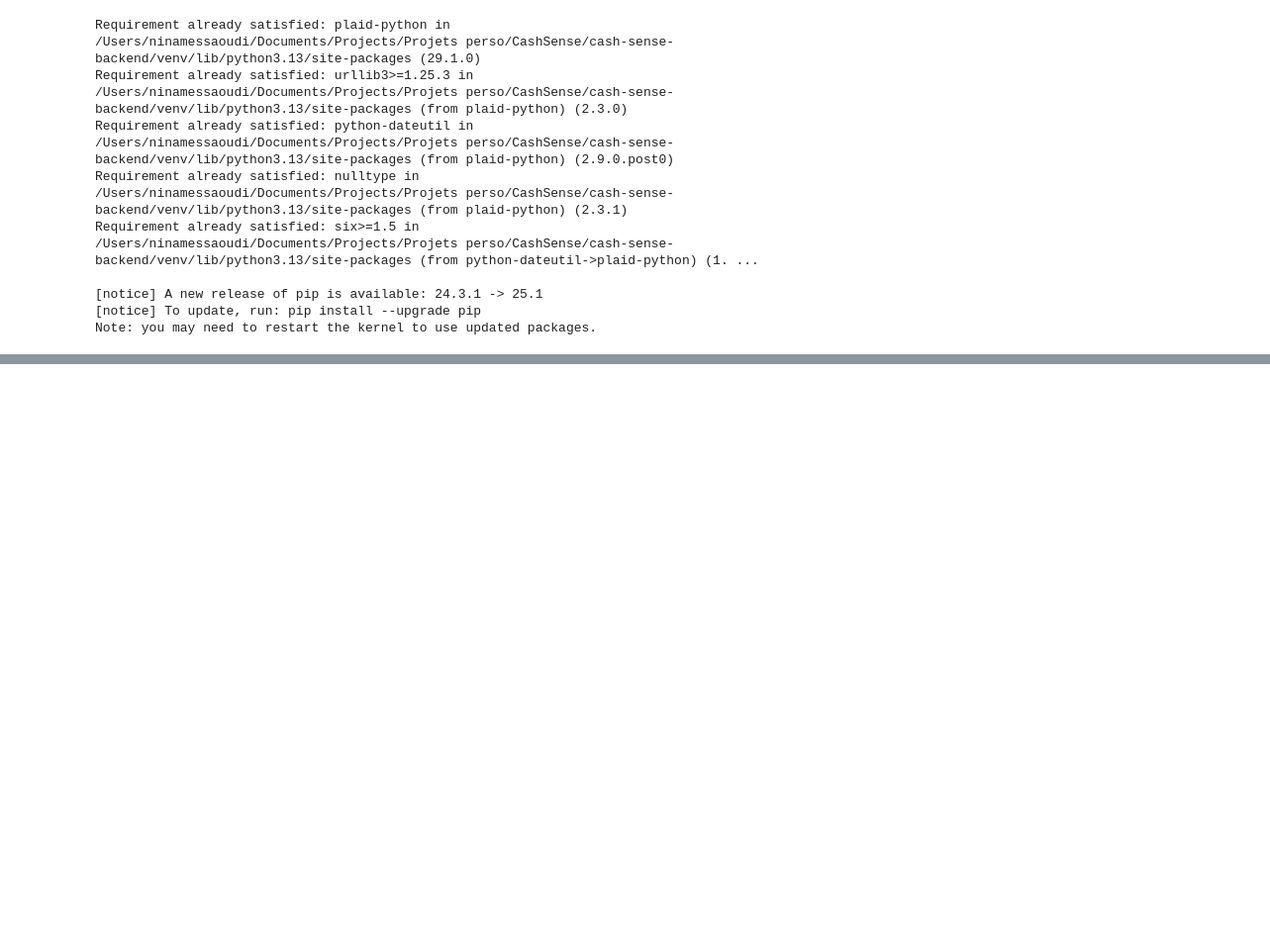
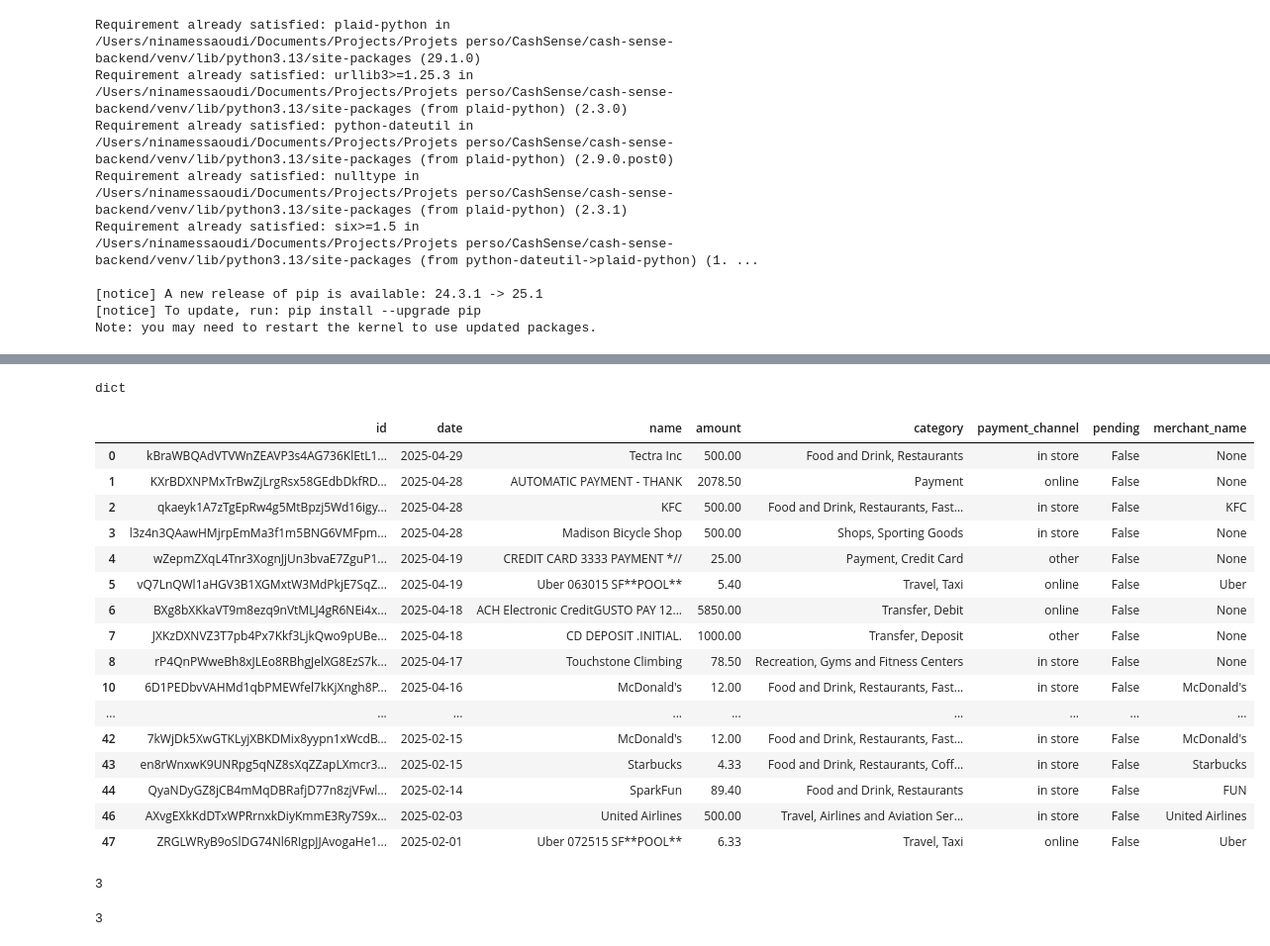
Before and after one commit to nina031/cash-sense-backend, a Jupyter notebook: notebooks/retreive_sand_data.ipynb, the cells around one changed output, grey strips where cells are left out. Shown at 99% size. Cells and saved outputs as stored; diff of their text form; code cells hidden in the pictures; blank space fills up the shorter version.

```diff
--- a/notebooks/retreive_sand_data.ipynb
+++ b/notebooks/retreive_sand_data.ipynb
@@ -193,0 +138,5 @@ Creation de l'API flask
+# %%
+# 1. Créer un token public sandbox
+print("Création d'un token sandbox...")
+public_token = create_sandbox_token(institutionId)
+print(f"Token public créé: {public_token}")
@@ -193,0 +146,8 @@ Creation de l'API flask
+# %%
+# 2. Échanger le token public contre un token d'accès
+print("\nÉchange du token public contre un token d'accès...")
+token_data = exchange_public_token(public_token)
+access_token = token_data["access_token"]
+item_id = token_data["item_id"]
+print(f"Token d'accès obtenu: {access_token}")
+print(f"Item ID: {item_id}")
@@ -193,0 +158,5 @@ Creation de l'API flask
+# %%
+# 3. Récupérer les transactions avec le token d'accès
+print("\nRécupération des transactions...")
+transactions = get_user_transactions(access_token, days=90)
+print(f"Nombre de transactions récupérées: {len(transactions)}")
@@ -193,0 +166,3 @@ Creation de l'API flask
+# %%
+df_transactions = pd.DataFrame(transactions)
+df_transactions.head(10)
@@ -193,0 +456,57 @@ Creation de l'API flask
+# %%
+type(transactions[0])
+# %% [output]
+dict
+# %%
+df_transactions[df_transactions["amount"]>0].head(200)
+# %% [output]
+|  | id | date | name | amount | category | payment_channel | pending | merchant_name |
+| 0 | kBraWBQAdVTVWnZEAVP3s4AG736KlEtL1... | 2025-04-29 | Tectra Inc | 500.00 | Food and Drink, Restaurants | in store | False | None |
+| 1 | KXrBDXNPMxTrBwZjLrgRsx58GEdbDkfRD... | 2025-04-28 | AUTOMATIC PAYMENT - THANK | 2078.50 | Payment | online | False | None |
+| 2 | qkaeyk1A7zTgEpRw4g5MtBpzj5Wd16igy... | 2025-04-28 | KFC | 500.00 | Food and Drink, Restaurants, Fast... | in store | False | KFC |
+| 3 | l3z4n3QAawHMjrpEmMa3f1m5BNG6VMFpm... | 2025-04-28 | Madison Bicycle Shop | 500.00 | Shops, Sporting Goods | in store | False | None |
+| 4 | wZepmZXqL4Tnr3XognJjUn3bvaE7ZguP1... | 2025-04-19 | CREDIT CARD 3333 PAYMENT *// | 25.00 | Payment, Credit Card | other | False | None |
+| 5 | vQ7LnQWl1aHGV3B1XGMxtW3MdPkjE7SqZ... | 2025-04-19 | Uber 063015 SF**POOL** | 5.40 | Travel, Taxi | online | False | Uber |
+| 6 | BXg8bXKkaVT9m8ezq9nVtMLJ4gR6NEi4x... | 2025-04-18 | ACH Electronic CreditGUSTO PAY 12... | 5850.00 | Transfer, Debit | online | False | None |
+| 7 | JXKzDXNVZ3T7pb4Px7Kkf3LjkQwo9pUBe... | 2025-04-18 | CD DEPOSIT .INITIAL. | 1000.00 | Transfer, Deposit | other | False | None |
+| 8 | rP4QnPWweBh8xJLEo8RBhgJelXG8EzS7k... | 2025-04-17 | Touchstone Climbing | 78.50 | Recreation, Gyms and Fitness Centers | in store | False | None |
+| 10 | 6D1PEDbvVAHMd1qbPMEWfel7kKjXngh8P... | 2025-04-16 | McDonald's | 12.00 | Food and Drink, Restaurants, Fast... | in store | False | McDonald's |
+| ... | ... | ... | ... | ... | ... | ... | ... | ... |
+| 42 | 7kWjDk5XwGTKLyjXBKDMix8yypn1xWcdB... | 2025-02-15 | McDonald's | 12.00 | Food and Drink, Restaurants, Fast... | in store | False | McDonald's |
+| 43 | en8rWnxwK9UNRpg5qNZ8sXqZZapLXmcr3... | 2025-02-15 | Starbucks | 4.33 | Food and Drink, Restaurants, Coff... | in store | False | Starbucks |
+| 44 | QyaNDyGZ8jCB4mMqDBRafjD77n8zjVFwl... | 2025-02-14 | SparkFun | 89.40 | Food and Drink, Restaurants | in store | False | FUN |
+| 46 | AXvgEXkKdDTxWPRrnxkDiyKmmE3Ry7S9x... | 2025-02-03 | United Airlines | 500.00 | Travel, Airlines and Aviation Ser... | in store | False | United Airlines |
+| 47 | ZRGLWRyB9oSlDG74Nl6RIgpJJAvogaHe1... | 2025-02-01 | Uber 072515 SF**POOL** | 6.33 | Travel, Taxi | online | False | Uber |
+# %%
+from datetime import datetime, timedelta
+from dateutil.relativedelta import relativedelta
+
+# Vos dates existantes
+end_date = datetime.now().date()
+start_date = end_date - timedelta(days=90)
+
+# Calcul du nombre de mois entre les deux dates
+months = (end_date.year - start_date.year) * 12 + (end_date.month - start_date.month)
+
+# Si le jour du mois de end_date est inférieur à celui de start_date,
+# on soustrait 1 mois pour avoir un compte précis
+if end_date.day < start_date.day:
+    months -= 1
+
+months
+# %% [output]
+3
+# %%
+from datetime import datetime, timedelta
+from dateutil.relativedelta import relativedelta
+
+# Vos dates existantes
+end_date = datetime.now().date()
+start_date = end_date - timedelta(days=90)
+
+# Calcul du nombre de mois avec relativedelta
+diff = relativedelta(end_date, start_date)
+months = diff.years * 12 + diff.months
+months
+# %% [output]
+3
```
Also changed, not shown: parts of 52 cells of this notebook, 11 other files.
